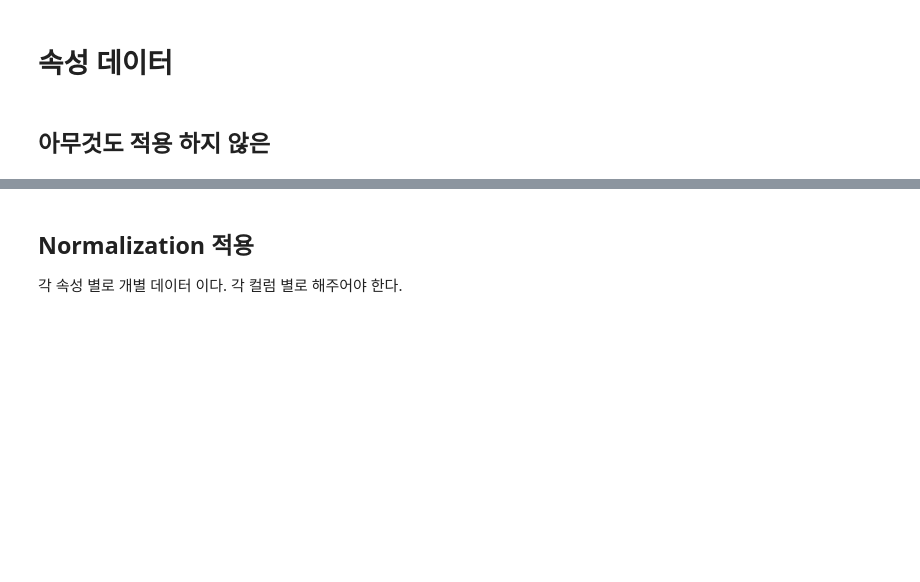
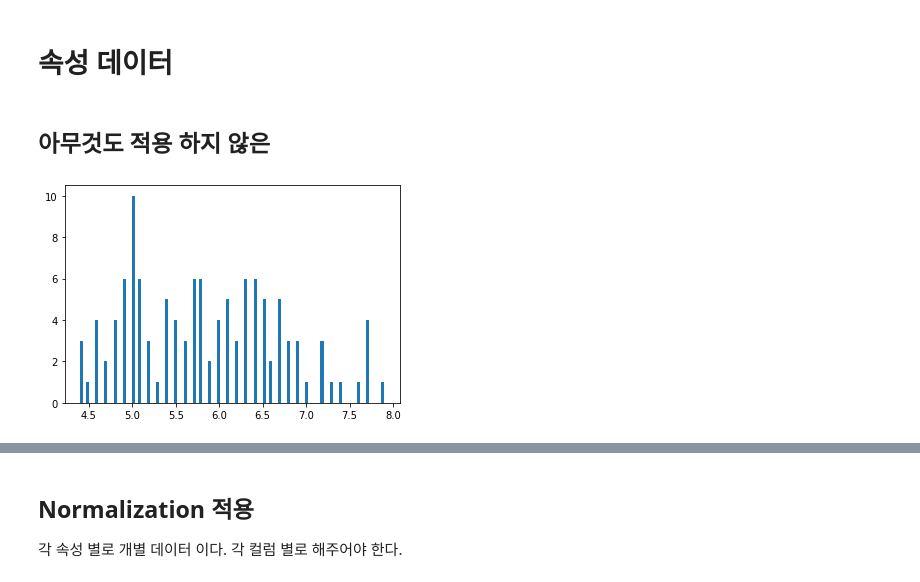
Before and after one commit to dhrim/keras_howto_2021, a Jupyter notebook: class4/normalization_and_standardization.ipynb, the cells around one changed output, grey strips where cells are left out. Drawn from its saved outputs; the diff is of its cells as text; code cells hidden in the pictures; blank space fills up the shorter version.

```diff
--- a/class4/normalization_and_standardization.ipynb
+++ b/class4/normalization_and_standardization.ipynb
@@ -112,6 +112,11 @@ print(iris_raw_y[:5])
 # %%
 x = iris_raw_x
 y = iris_raw_y
+# %%
+plt.hist(x[:,0], bins=100)
+plt.show()
+# %% [output]
+[figure, added]
 # %%
 from sklearn.model_selection import train_test_split
 
```
Also changed, not shown: parts of 15 cells of this notebook.
